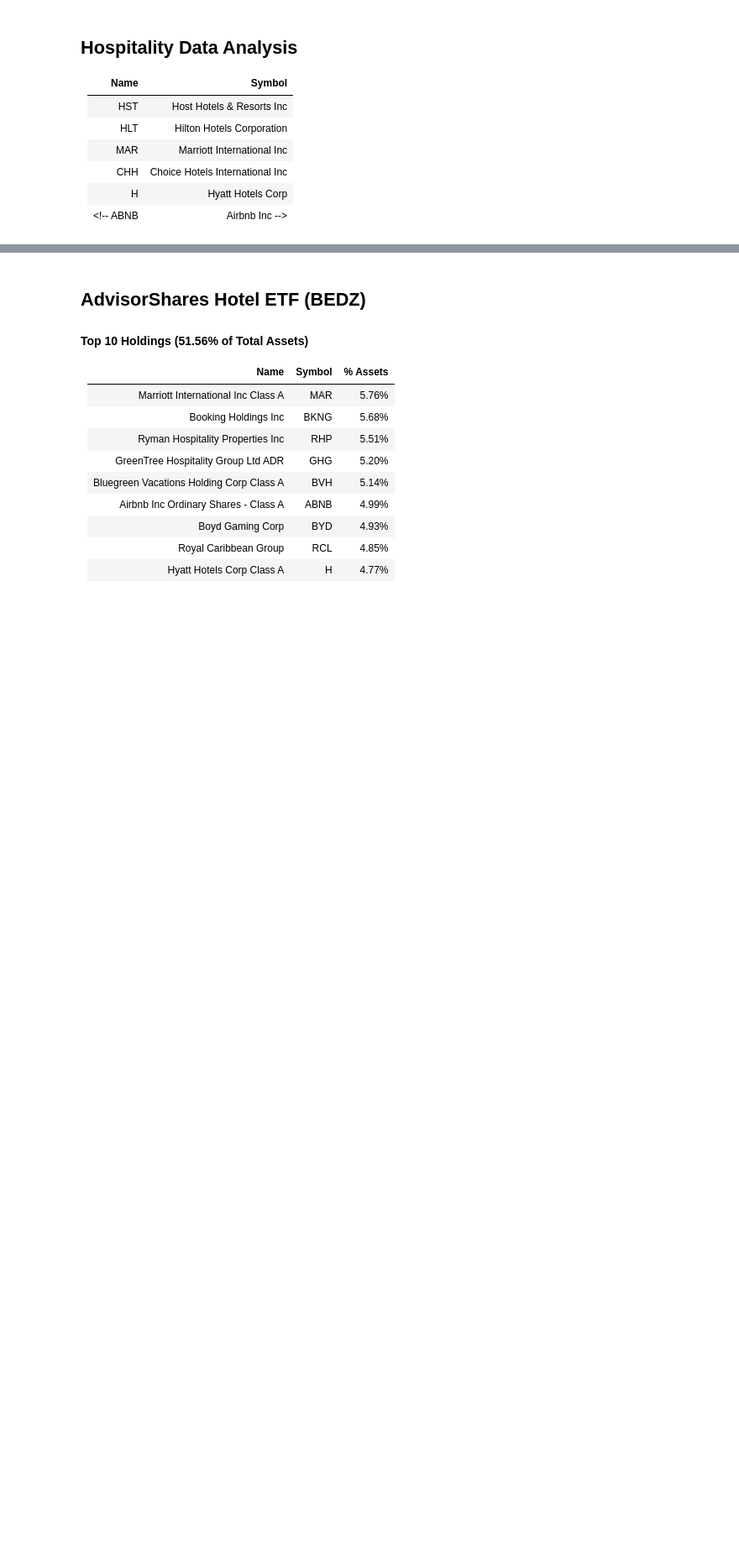
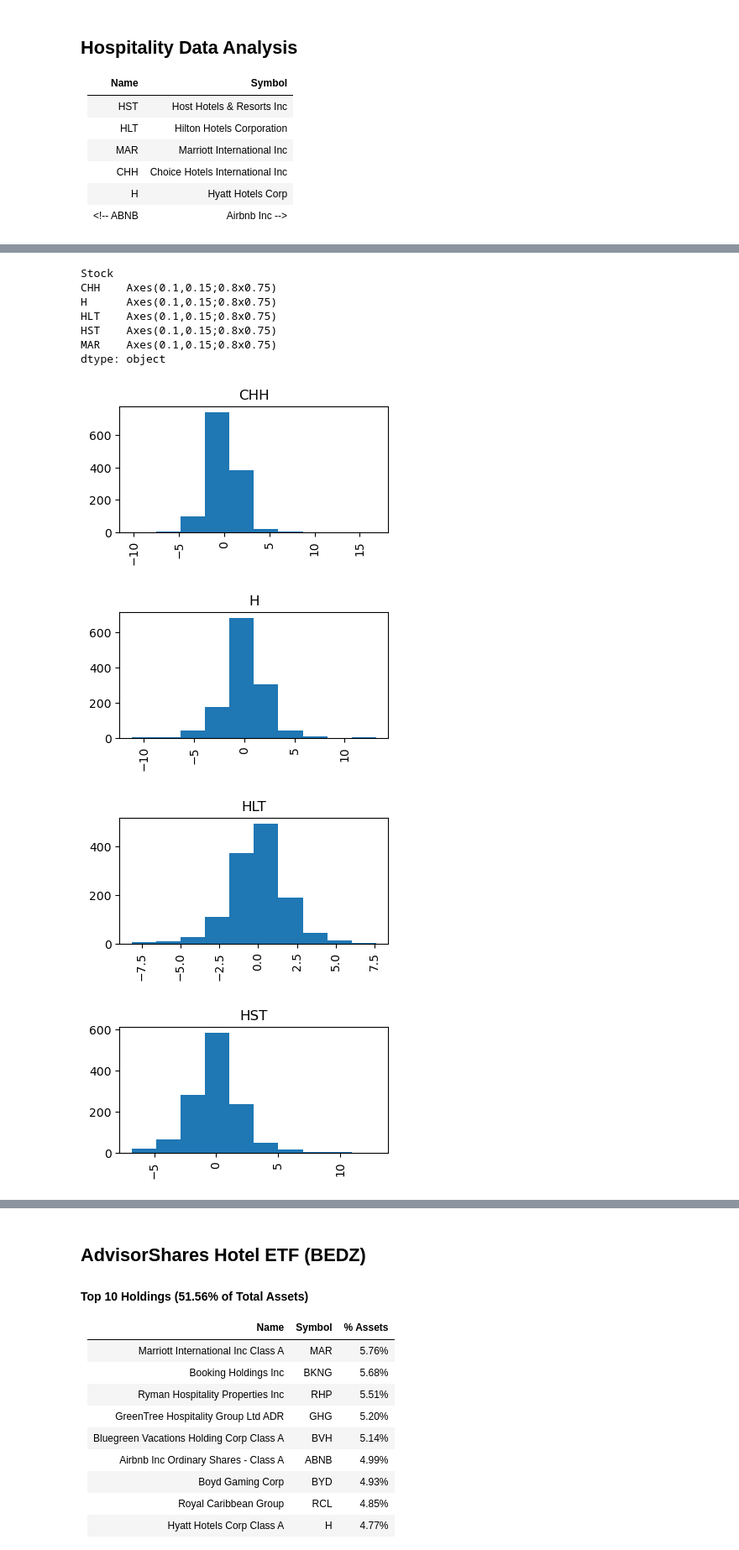
Before and after one commit to desireetrevino/Project1_Team2, a Jupyter notebook: hosp.ipynb, the cells around one changed output, grey strips where cells are left out. Shown at 84% size. Cells and saved outputs as stored; diff of their text form; code cells hidden in the pictures; blank space fills up the shorter version.

```diff
--- a/hosp.ipynb
+++ b/hosp.ipynb
@@ -42,0 +80,14 @@ stocks_hist['Date'] = pd.to_datetime(stocks_hist['Date'])
+# %%
+stocks_grp.hist(by="Stock", sharex=True, column="% change", figsize=[4,2])
+# %% [output]
+Stock
+CHH    Axes(0.1,0.15;0.8x0.75)
+H      Axes(0.1,0.15;0.8x0.75)
+HLT    Axes(0.1,0.15;0.8x0.75)
+HST    Axes(0.1,0.15;0.8x0.75)
+MAR    Axes(0.1,0.15;0.8x0.75)
+dtype: object
+[figure, added]
+[figure, added]
+[figure, added]
+[figure, added]
```
Also changed, not shown: parts of 13 cells of this notebook, 2 other files.
